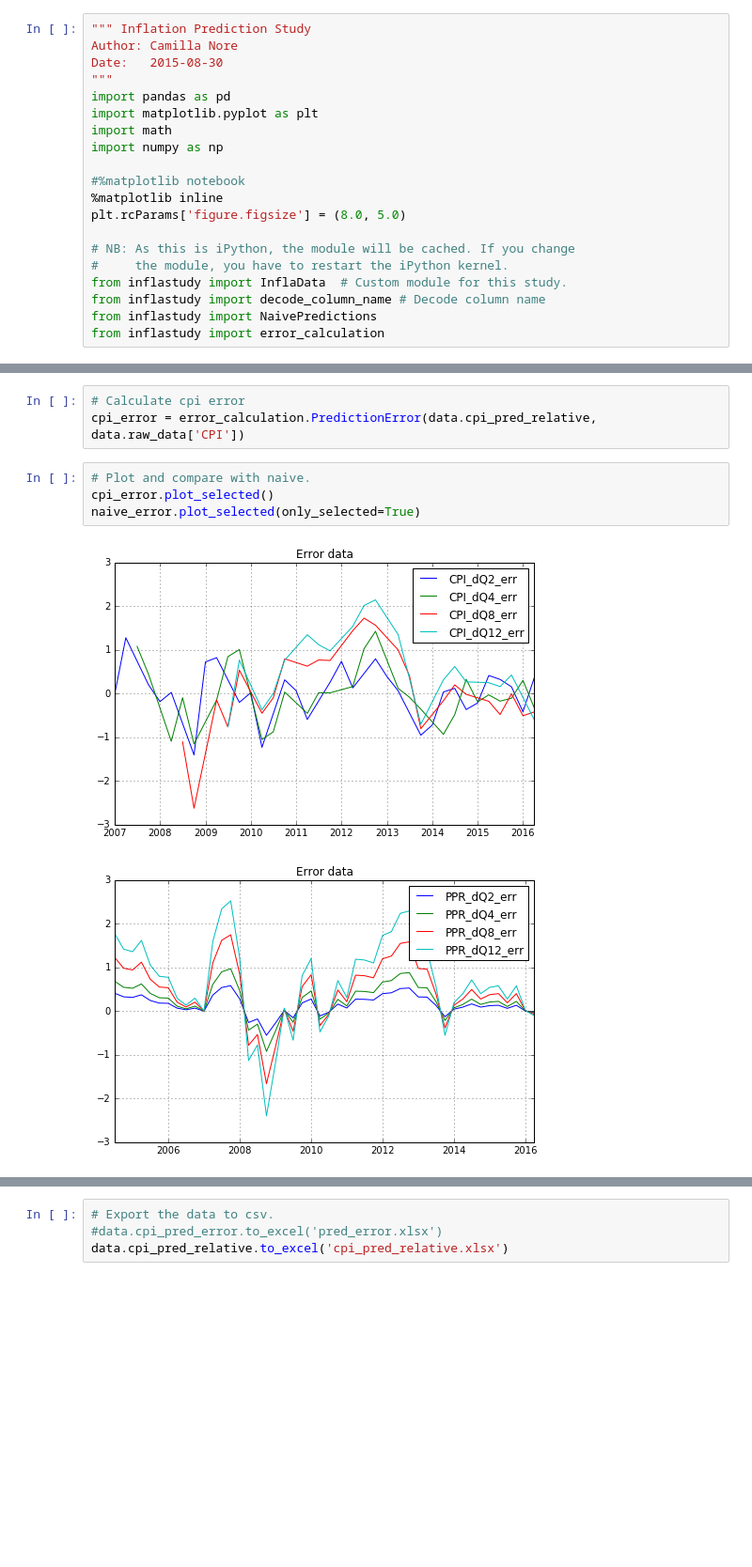
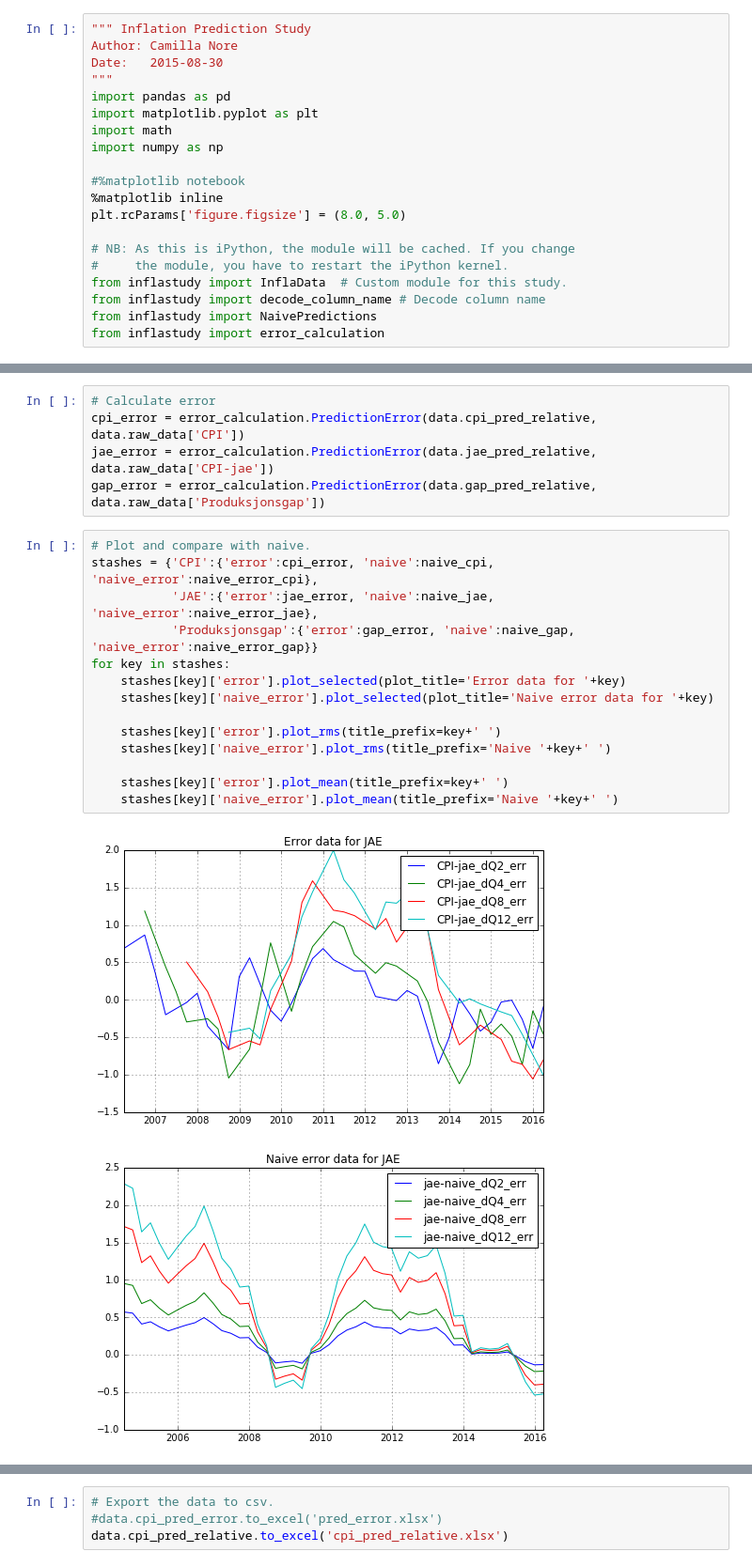
Before and after one commit to camillanore/Inflastudy, a Jupyter notebook: Inflastudy relative.ipynb, the cells around one changed output, grey strips where cells are left out. Shown: that part at 94% size. Saved outputs shown, nothing was run; the diff lists cells and outputs as text; blank space fills up the shorter version.

```diff
--- a/Inflastudy relative.ipynb
+++ b/Inflastudy relative.ipynb
@@ -39,10 +43,22 @@ naive_error = error_calculation.PredictionError(naive.data, naive.data['CPI'])
 # %%
-# Calculate cpi error
+# Calculate error
 cpi_error = error_calculation.PredictionError(data.cpi_pred_relative, data.raw_data['CPI'])
+jae_error = error_calculation.PredictionError(data.jae_pred_relative, data.raw_data['CPI-jae'])
+gap_error = error_calculation.PredictionError(data.gap_pred_relative, data.raw_data['Produksjonsgap'])
-# %%
-# Plot and compare with naive.
-cpi_error.plot_selected()
-naive_error.plot_selected(only_selected=True)
-# %% [output]
-[figure, removed]
-[figure, removed]
+# %%
+# Plot and compare with naive.
+stashes = {'CPI':{'error':cpi_error, 'naive':naive_cpi, 'naive_error':naive_error_cpi},
+           'JAE':{'error':jae_error, 'naive':naive_jae, 'naive_error':naive_error_jae},
+           'Produksjonsgap':{'error':gap_error, 'naive':naive_gap, 'naive_error':naive_error_gap}}
+for key in stashes:
+    stashes[key]['error'].plot_selected(plot_title='Error data for '+key)
+    stashes[key]['naive_error'].plot_selected(plot_title='Naive error data for '+key)
+
+    stashes[key]['error'].plot_rms(title_prefix=key+' ')
+    stashes[key]['naive_error'].plot_rms(title_prefix='Naive '+key+' ')
+
+    stashes[key]['error'].plot_mean(title_prefix=key+' ')
+    stashes[key]['naive_error'].plot_mean(title_prefix='Naive '+key+' ')
+# %% [output]
+[figure, added]
+[figure, added]
```
Also changed, not shown: parts of 7 cells of this notebook, 3 other files.
